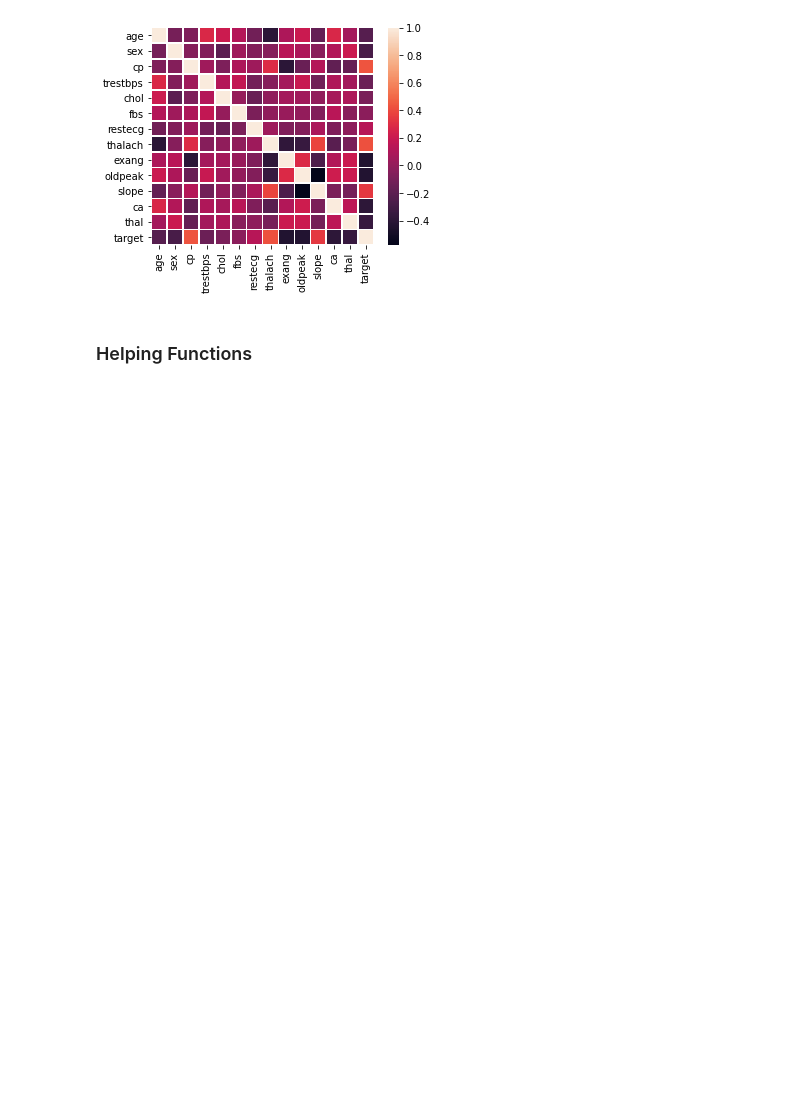
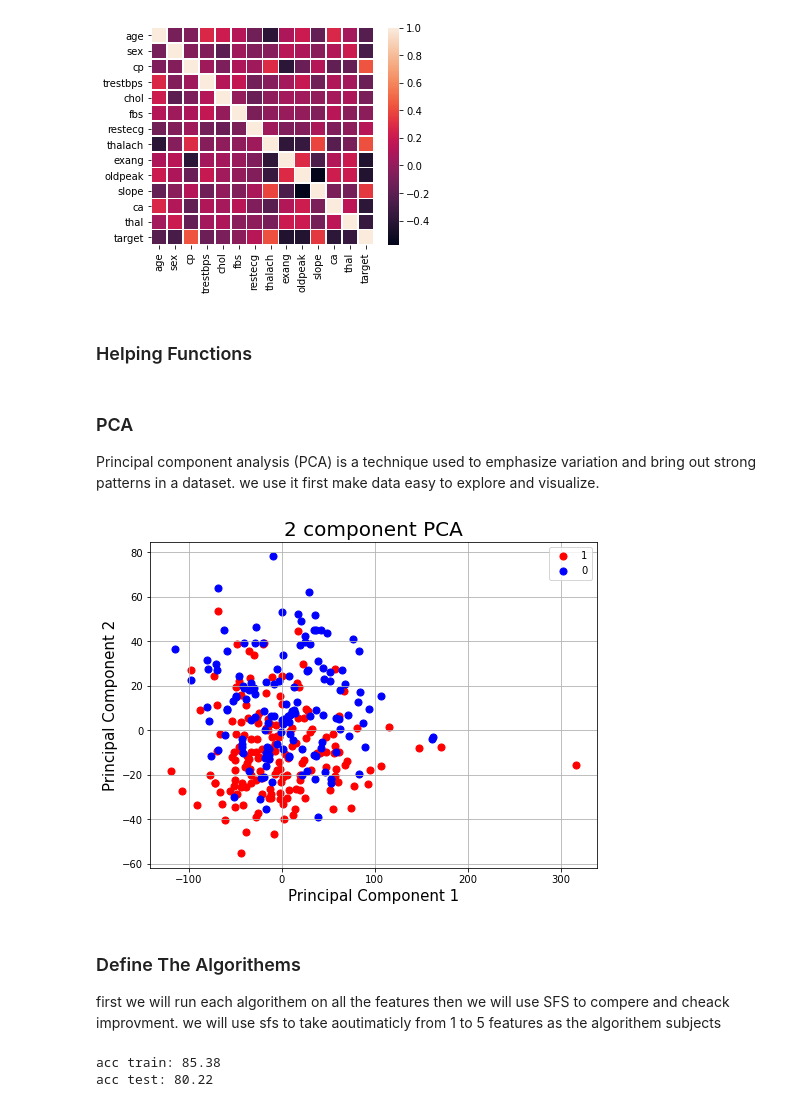
Before and after one commit to onlyabhilash/NLP-Heart-Failure-Prediction, a Jupyter notebook: Heart_Disease_UCI_FeatureEngg.ipynb, the cells around one changed output. Saved outputs shown, nothing was run; the diff lists cells and outputs as text; code cells hidden in the pictures; blank space fills up the shorter version.

```diff
--- a/Heart_Disease_UCI_FeatureEngg.ipynb
+++ b/Heart_Disease_UCI_FeatureEngg.ipynb
@@ -210,0 +221,40 @@ def roc_graph_cv(algo_name,X,y,cvn=5):
+# %% [markdown]
+### PCA
+Principal component analysis (PCA) is a technique used to emphasize variation and bring out strong patterns in a dataset.
+we use it first make data easy to explore and visualize.
+# %%
+from sklearn.decomposition import PCA
+pca = PCA(n_components = 2)
+principalComponents = pca.fit_transform(X)
+principalDf = pd.DataFrame(data = principalComponents, columns = ['principal component 1', 'principal component 2'])
+finalDf = pd.concat([principalDf, df[['target']]], axis = 1)
+
+fig = plt.figure(figsize = (8,6))
+ax = fig.add_subplot(1,1,1)
+ax.set_xlabel('Principal Component 1', fontsize = 15)
+ax.set_ylabel('Principal Component 2', fontsize = 15)
+ax.set_title('2 component PCA', fontsize = 20)
+targets = [1,0]
+colors = ['r',  'b']
+for target, color in zip(targets,colors):
+    indicesToKeep = finalDf['target'] == target
+    ax.scatter(finalDf.loc[indicesToKeep, 'principal component 1']
+               , finalDf.loc[indicesToKeep, 'principal component 2']
+               , c = color
+               , s = 50)
+ax.legend(targets)
+ax.grid()
+# %% [output]
+[figure, added]
+# %% [markdown]
+### Define The Algorithems
+first we will run each algorithem on all the features
+then we will use SFS to compere and cheack improvment. we will use sfs to take aoutimaticly from 1 to 5 features as the algorithem subjects
+# %%
+### LDA
+from sklearn.discriminant_analysis import LinearDiscriminantAnalysis
+lda = LinearDiscriminantAnalysis()
+prdict_date(lda,X_train,y_train,X_test,y_test)
+# %% [output]
+acc train: 85.38
+acc test: 80.22
```
Also changed, not shown: parts of 1 cell of this notebook.
